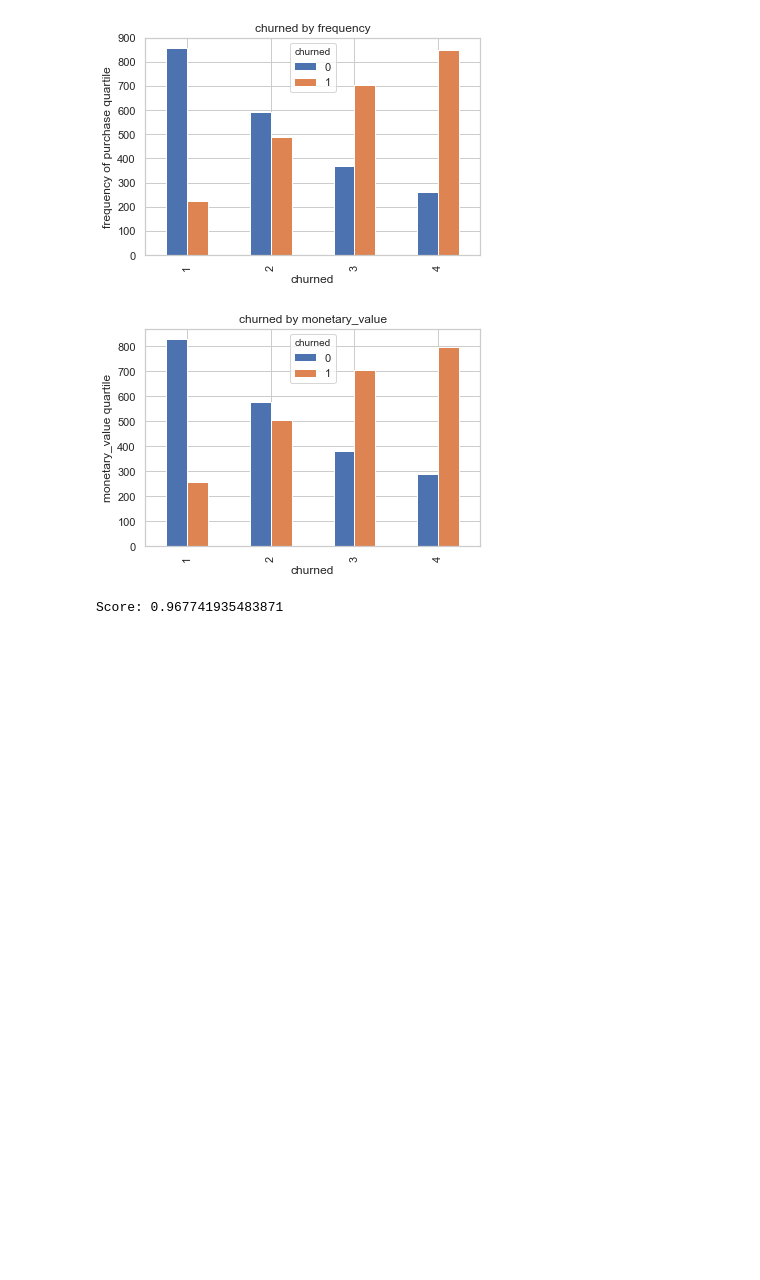
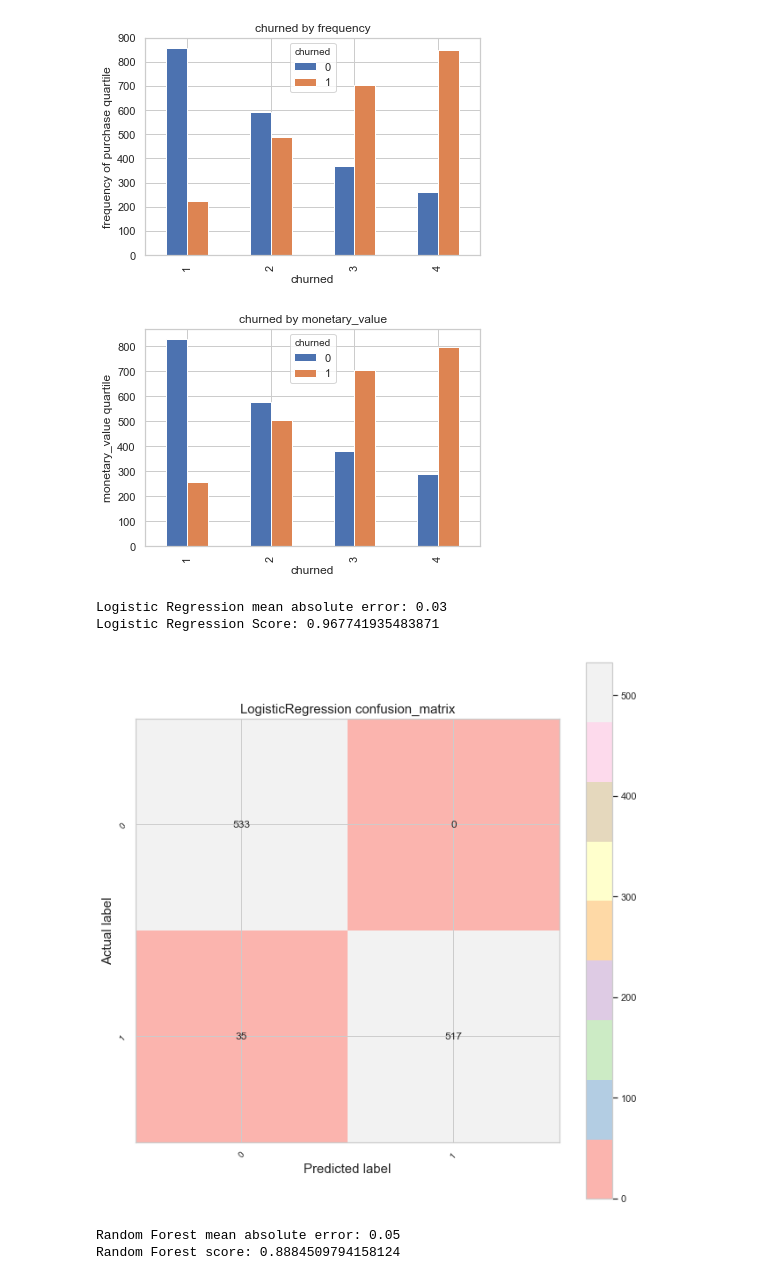
Before and after one commit to Rafael-SV/online_retail_analysis, a Jupyter notebook: customer_segmentation.ipynb, the cells around one changed output. Cells and saved outputs as stored; diff of their text form; code cells hidden in the pictures; blank space fills up the shorter version.

Commit message:
added confusion matrix for logistic regression

```diff
--- a/customer_segmentation.ipynb
+++ b/customer_segmentation.ipynb
@@ -170,17 +172,50 @@ Text(0,0.5,'monetary_value quartile')
 [figure]
 [figure]
 [figure]
-# %%
-##make LogisticRegression model
-# split train and test data
-X = RFM_segments.loc[:,'recency_quartile':'monetary_value_quartile']
-y = RFM_segments['churned']
-X_train, X_test, y_train, y_test = train_test_split(X, y, test_size = 0.25, random_state = 0)
-
-#instantiate LogisticRegression
-logisticRegr = LogisticRegression()
-logisticRegr.fit(X_train, y_train)
-predictions = logisticRegr.predict(X_test)
-print("Score:", logisticRegr.score(X_test, y_test))
-# %% [output]
-Score: 0.967741935483871
+# %%
+##make LogisticRegression model
+# split train and test data
+X = RFM_segments.loc[:,'recency_quartile':'monetary_value_quartile']
+y = RFM_segments['churned']
+X_train, X_test, y_train, y_test = train_test_split(X, y, test_size = 0.25, random_state = 0)
+
+#instantiate LogisticRegression
+logisticRegr = LogisticRegression()
+logisticRegr.fit(X_train, y_train)
+log_regr_predictions = logisticRegr.predict(X_test)
+log_regr_errors = abs(log_regr_predictions - y_test)
+print('Logistic Regression mean absolute error:', round(np.mean(log_regr_errors), 2 ))
+
+print("Logistic Regression Score:", logisticRegr.score(X_test, y_test))
+
+# now for the confusion_matrix of logistic regression
+log_regr_cm = metrics.confusion_matrix(y_test, log_regr_predictions)
+plt.figure(figsize=(9,9))
+plt.imshow(log_regr_cm, interpolation='nearest', cmap='Pastel1')
+plt.title('LogisticRegression confusion_matrix', size = 15)
+plt.colorbar()
+tick_marks = np.arange(2)
+plt.xticks(tick_marks, ["0", "1"], rotation=45, size=10)
+plt.yticks(tick_marks, ["0", "1"], rotation=45, size=10)
+plt.tight_layout()
+plt.ylabel('Actual label', size=15)
+plt.xlabel('Predicted label', size=15)
+width, height = log_regr_cm.shape
+for x in range(width):
+    for y in range(height):
+        plt.annotate(str(log_regr_cm[x][y]), xy=(y,x), horizontalalignment='center', verticalalignment='center')
+# %% [output]
+Logistic Regression mean absolute error: 0.03
+Logistic Regression Score: 0.967741935483871
+[figure, added]
+# %%
+## make random forest model
+Rand_For = RandomForestRegressor(n_estimators = 1000, random_state = 42)
+Rand_For.fit(X_train, y_train)
+rand_for_predictions = Rand_For.predict(X_test)
+rand_for_errors = abs(rand_for_predictions - y_test)
+print('Random Forest mean absolute error:', round(np.mean(rand_for_errors), 2 ))
+print("Random Forest score:", Rand_For.score(X_test, y_test))
+# %% [output]
+Random Forest mean absolute error: 0.05
+Random Forest score: 0.8884509794158124
```
Also changed, not shown: parts of 2 cells of this notebook.
